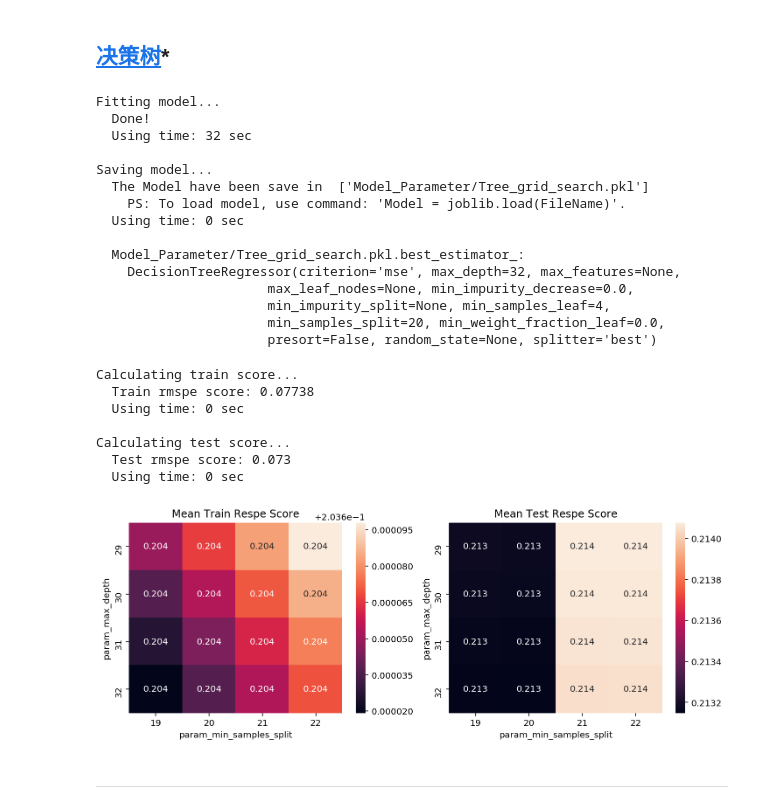
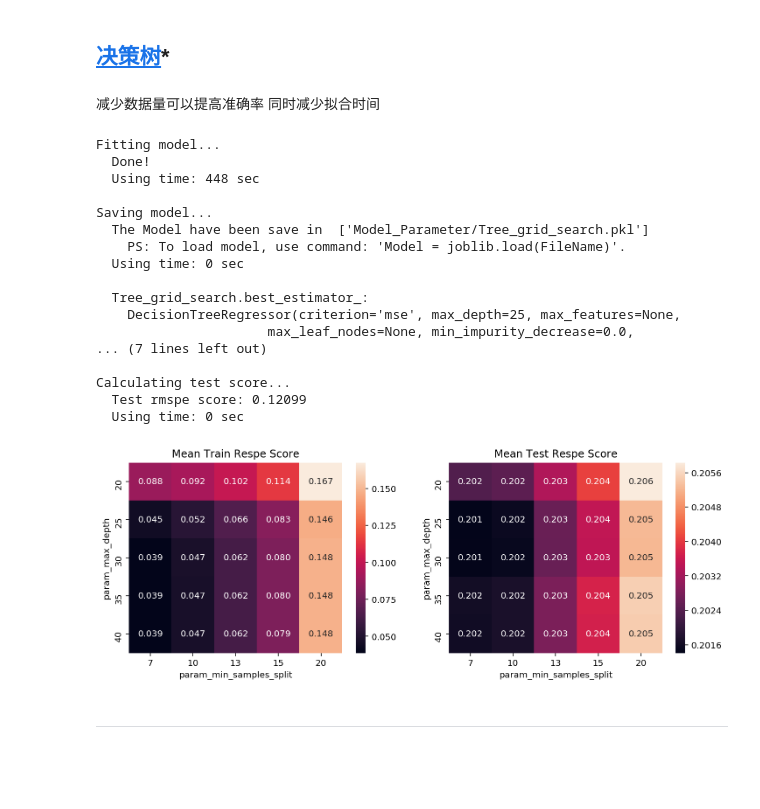
Before and after one commit to X1AOX1A/Udacity, a Jupyter notebook: Rossmann_Store_Sales/Note_Model.ipynb, the cells around one changed output. Saved outputs shown, nothing was run; the diff lists cells and outputs as text; code cells hidden in the pictures; blank space fills up the shorter version.

```diff
--- a/Rossmann_Store_Sales/Note_Model.ipynb
+++ b/Rossmann_Store_Sales/Note_Model.ipynb
@@ -547,57 +547,53 @@ visual_result(Model, ['param_epsilon','param_kernel'])
 # %% [markdown]
 ## [决策树](http://lijiancheng0614.github.io/scikit-learn/modules/generated/sklearn.tree.DecisionTreeRegressor.html#sklearn.tree.DecisionTreeRegressor)*
+# %% [markdown]
+减少数据量可以提高准确率 同时减少拟合时间
 # %%
 from sklearn.tree import DecisionTreeRegressor
 from sklearn.model_selection import GridSearchCV
 
 Tree = DecisionTreeRegressor(min_samples_leaf=4)
-parameters = {'max_depth':[29,30,31,32],
-              'min_samples_split':[19,20,21,22]}
+parameters = {'max_depth':[20,25,30,35,40],
+              'min_samples_split':[7,10,13,15,20]}
 
 Tree_grid_search = GridSearchCV(Tree, parameters, scoring=respe_scorer,
                                 cv=5, n_jobs=-1, return_train_score=True)
 
 import datetime
 starttime = datetime.datetime.now()
 print('Fitting model...')
-Tree_grid_search.fit(X_train[:80000], y_train[:80000])
+Tree_grid_search.fit(X_train, y_train)
 endtime = datetime.datetime.now()
 print('  Done!  \n  Using time:',(endtime - starttime).seconds,'sec\n')
 
 from help import save_model
 Model = Tree_grid_search
 FileName = 'Tree_grid_search'
 save_model(Model,FileName)
+
+from help import train_test_score
+train_test_score(Model,X=X,y=y)
+
+from help import visual_result
+visual_result(Model, ['param_'+i for i in list(parameters.keys())],same_axis=False)
 # %% [output]
 Fitting model...
   Done!
-  Using time: 32 sec
+  Using time: 448 sec
 
 Saving model...
   The Model have been save in  ['Model_Parameter/Tree_grid_search.pkl']
     PS: To load model, use command: 'Model = joblib.load(FileName)'.
   Using time: 0 sec
 
-  Model_Parameter/Tree_grid_search.pkl.best_estimator_:
-    DecisionTreeRegressor(criterion='mse', max_depth=32, max_features=None,
+  Tree_grid_search.best_estimator_:
+    DecisionTreeRegressor(criterion='mse', max_depth=25, max_features=None,
                       max_leaf_nodes=None, min_impurity_decrease=0.0,
-                      min_impurity_split=None, min_samples_leaf=4,
-                      min_samples_split=20, min_weight_fraction_leaf=0.0,
-                      presort=False, random_state=None, splitter='best')
+... (7 lines left out)
+
+Calculating test score...
+  Test rmspe score: 0.12099
+  Using time: 0 sec
+[figure, added]
-# %%
-from help import train_test_score
-train_test_score(Model,X=X,y=y)
-
-from help import visual_result
-visual_result(Model, ['param_'+i for i in list(parameters.keys())],same_axis=False)
-# %% [output]
-Calculating train score...
-  Train rmspe score: 0.07738
-  Using time: 0 sec
-
-Calculating test score...
-  Test rmspe score: 0.073
-  Using time: 0 sec
-[figure, removed]
 # %% [markdown]
 ***
```
Also changed, not shown: parts of 10 cells of this notebook.
